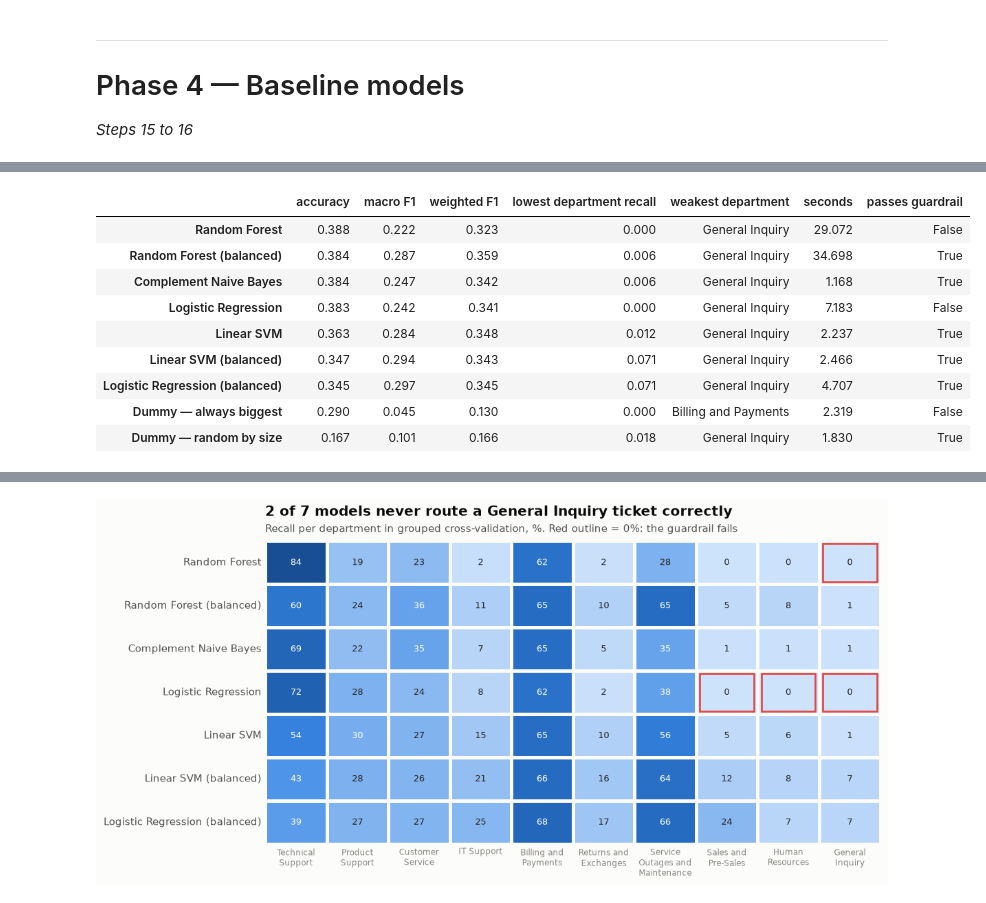
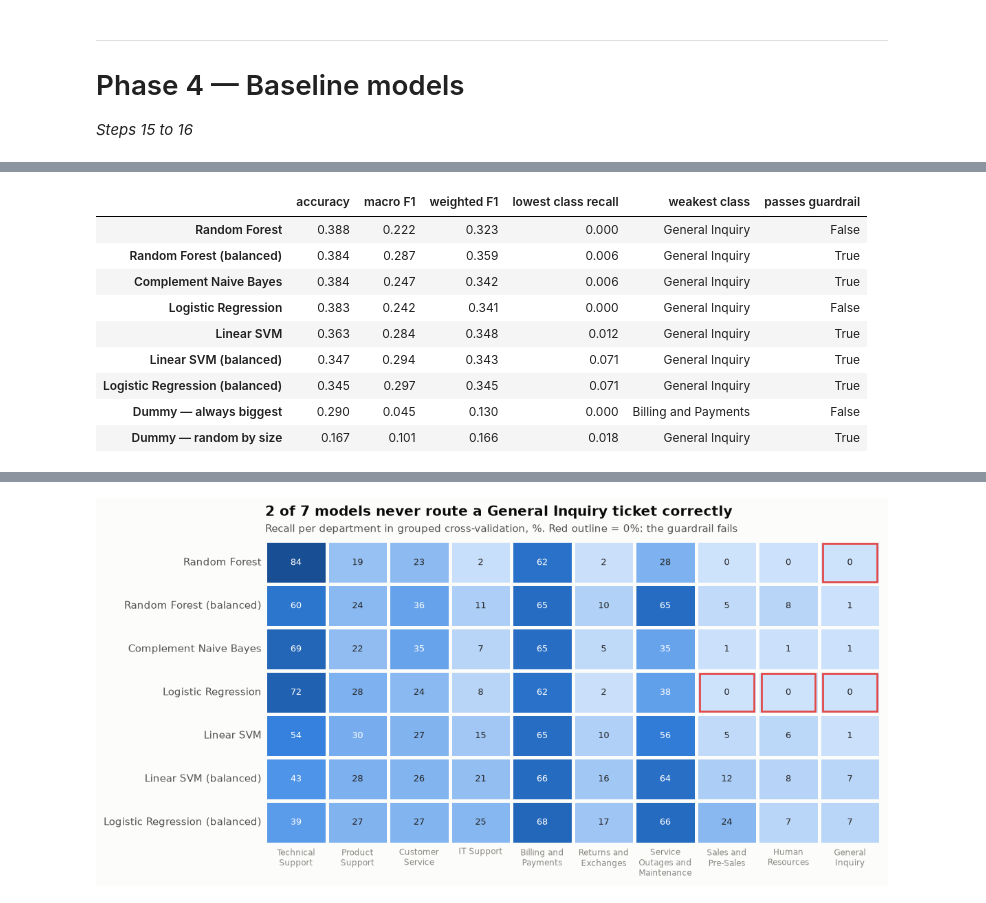
Before and after one commit to karthikiyer365/Live, a Jupyter notebook: topic-classification/department_classifier_pipeline.ipynb, the cells around one changed output, grey strips where cells are left out. Cells and saved outputs as stored; diff of their text form; code cells hidden in the pictures.

```diff
--- a/topic-classification/department_classifier_pipeline.ipynb
+++ b/topic-classification/department_classifier_pipeline.ipynb
@@ -138,15 +106,11 @@ can always compare back to the original.
 # %%
 # Step 2 — load CSV into df_raw
-print("CSV files in data/:")
-for f in sorted(DATA_DIR.glob("*.csv")):
-    print(f"  {f.name:50s} {f.stat().st_size / 1e6:6.1f} MB")
-
 DATA_FILE = DATA_DIR / "aa_dataset-tickets-multi-lang-5-2-50-version.csv"
 df_raw = pd.read_csv(DATA_FILE)
 
 assert LABEL in df_raw.columns, f"label column '{LABEL}' missing from {DATA_FILE.name}"
 assert set(TEXT_COLS) <= set(df_raw.columns), f"text columns {TEXT_COLS} missing from {DATA_FILE.name}"
 
-print(f"\nLoaded {DATA_FILE.name}: {df_raw.shape[0]:,} rows × {df_raw.shape[1]} columns")
+print(f"Loaded {DATA_FILE.name}: {df_raw.shape[0]:,} rows × {df_raw.shape[1]} columns")
 df_raw.head(3)
 # %% [output]
@@ -965,11 +677,0 @@ data changed.
-# %%
-# Step 11 — merge departments below MIN_CLASS_SIZE into 'Other' (none expected), show final distribution
-MIN_CLASS_SIZE = 30
-dept_counts = df[LABEL].value_counts()
-rare = dept_counts[dept_counts < MIN_CLASS_SIZE]
-print(f"Departments below {MIN_CLASS_SIZE} tickets: {list(rare.index) or 'none'}")
-df[LABEL] = df[LABEL].where(~df[LABEL].isin(rare.index), "Other")
-
-dept_counts = df[LABEL].value_counts()
-print(f"{len(dept_counts)} departments | imbalance ratio {dept_counts.max() / dept_counts.min():.1f}×\n")
-dept_counts.to_frame("tickets").assign(share=lambda t: (t["tickets"] / t["tickets"].sum()).round(3))
@@ -1227,62 +838,57 @@ For each model: accuracy, macro F1, weighted F1, and **every department's recall
 # %%
 # Step 15 — score every model with 5-fold cross-validation on the training set, folds grouped by family
-import time
 from sklearn.base import clone
 from sklearn.dummy import DummyClassifier
 from sklearn.ensemble import RandomForestClassifier
 from sklearn.metrics import recall_score
 from sklearn.model_selection import cross_val_predict
 from sklearn.naive_bayes import ComplementNB
 from sklearn.pipeline import make_pipeline
 from sklearn.svm import LinearSVC
 
 candidates = {
     "Dummy — always biggest": DummyClassifier(strategy="most_frequent"),
     "Dummy — random by size": DummyClassifier(strategy="stratified", random_state=SEED),
     "Logistic Regression": LogisticRegression(max_iter=2000),
     "Logistic Regression (balanced)": LogisticRegression(max_iter=2000, class_weight="balanced"),
     "Linear SVM": LinearSVC(),
     "Linear SVM (balanced)": LinearSVC(class_weight="balanced"),
     "Complement Naive Bayes": ComplementNB(),
     "Random Forest": RandomForestClassifier(n_estimators=300, random_state=SEED),
     "Random Forest (balanced)": RandomForestClassifier(n_estimators=300, random_state=SEED, class_weight="balanced"),
 }
 GROUPED_CV = StratifiedGroupKFold(n_splits=5, shuffle=True, random_state=SEED)
 
-def evaluate(y_true, y_pred, labels=None):
-    labels = departments if labels is None else labels
+def evaluate(y_true, y_pred, labels):
     recalls = recall_score(y_true, y_pred, labels=labels, average=None, zero_division=0)
-    metrics = {
-        "accuracy": accuracy_score(y_true, y_pred),
-        "macro F1": f1_score(y_true, y_pred, average="macro", zero_division=0),
-        "weighted F1": f1_score(y_true, y_pred, average="weighted", zero_division=0),
-        "lowest department recall": recalls.min(),
-        "weakest department": labels[recalls.argmin()],
-    }
-    return metrics, recalls
+    return {"accuracy": accuracy_score(y_true, y_pred),
+            "macro F1": f1_score(y_true, y_pred, average="macro", zero_division=0),
+            "weighted F1": f1_score(y_true, y_pred, average="weighted", zero_division=0),
+            "lowest class recall": recalls.min(),
+            "weakest class": labels[recalls.argmin()]}, recalls
 
-cv_rows, cv_recalls, cv_preds = {}, {}, {}
-for name, model in candidates.items():
-    start = time.perf_counter()
-    pipeline = make_pipeline(TfidfVectorizer(**TFIDF_PARAMS), clone(model))  # vocabulary refit inside every fold
-    pred = cross_val_predict(pipeline, train_df["text"], y_train, groups=train_df["family_id"], cv=GROUPED_CV, n_jobs=-1)
-    metrics, recalls = evaluate(y_train, pred)
-    cv_rows[name] = {**metrics, "seconds": time.perf_counter() - start}
-    cv_recalls[name], cv_preds[name] = recalls, pred
+def score_models(data, target, labels):
+    # every candidate, grouped cross-validation; vocabulary refit inside each fold
+    rows, recalls, preds = {}, {}, {}
+    for name, model in candidates.items():
+        pipeline = make_pipeline(TfidfVectorizer(**TFIDF_PARAMS), clone(model))
+        preds[name] = cross_val_predict(pipeline, data["text"], data[target], groups=data["family_id"], cv=GROUPED_CV, n_jobs=-1)
+        rows[name], recalls[name] = evaluate(data[target], preds[name], labels)
+    results = pd.DataFrame(rows).T.astype({m: float for m in ["accuracy", "macro F1", "weighted F1", "lowest class recall"]})
+    results["passes guardrail"] = results["lowest class recall"] > 0
+    return results, pd.DataFrame(recalls, index=labels).T, preds
 
-cv_results = pd.DataFrame(cv_rows).T.astype({"accuracy": float, "macro F1": float, "weighted F1": float,
-                                             "lowest department recall": float, "seconds": float})
-cv_results["passes guardrail"] = cv_results["lowest department recall"] > 0
-recall_table = pd.DataFrame(cv_recalls, index=departments).T
+departments = np.sort(y_train.unique())
+cv_results, recall_table, cv_preds = score_models(train_df, LABEL, departments)
 cv_results.sort_values("accuracy", ascending=False).round(3)
 # %% [output]
-|  | accuracy | macro F1 | weighted F1 | lowest department recall | weakest department | seconds | passes guardrail |
-| Random Forest | 0.388 | 0.222 | 0.323 | 0.000 | General Inquiry | 29.072 | False |
-| Random Forest (balanced) | 0.384 | 0.287 | 0.359 | 0.006 | General Inquiry | 34.698 | True |
-| Complement Naive Bayes | 0.384 | 0.247 | 0.342 | 0.006 | General Inquiry | 1.168 | True |
-| Logistic Regression | 0.383 | 0.242 | 0.341 | 0.000 | General Inquiry | 7.183 | False |
-| Linear SVM | 0.363 | 0.284 | 0.348 | 0.012 | General Inquiry | 2.237 | True |
-| Linear SVM (balanced) | 0.347 | 0.294 | 0.343 | 0.071 | General Inquiry | 2.466 | True |
-| Logistic Regression (balanced) | 0.345 | 0.297 | 0.345 | 0.071 | General Inquiry | 4.707 | True |
-| Dummy — always biggest | 0.290 | 0.045 | 0.130 | 0.000 | Billing and Payments | 2.319 | False |
-| Dummy — random by size | 0.167 | 0.101 | 0.166 | 0.018 | General Inquiry | 1.830 | True |
+|  | accuracy | macro F1 | weighted F1 | lowest class recall | weakest class | passes guardrail |
+| Random Forest | 0.388 | 0.222 | 0.323 | 0.000 | General Inquiry | False |
+| Random Forest (balanced) | 0.384 | 0.287 | 0.359 | 0.006 | General Inquiry | True |
+| Complement Naive Bayes | 0.384 | 0.247 | 0.342 | 0.006 | General Inquiry | True |
+| Logistic Regression | 0.383 | 0.242 | 0.341 | 0.000 | General Inquiry | False |
+| Linear SVM | 0.363 | 0.284 | 0.348 | 0.012 | General Inquiry | True |
+| Linear SVM (balanced) | 0.347 | 0.294 | 0.343 | 0.071 | General Inquiry | True |
+| Logistic Regression (balanced) | 0.345 | 0.297 | 0.345 | 0.071 | General Inquiry | True |
+| Dummy — always biggest | 0.290 | 0.045 | 0.130 | 0.000 | Billing and Payments | False |
+| Dummy — random by size | 0.167 | 0.101 | 0.166 | 0.018 | General Inquiry | True |
```
Also changed, not shown: parts of 98 cells of this notebook.
